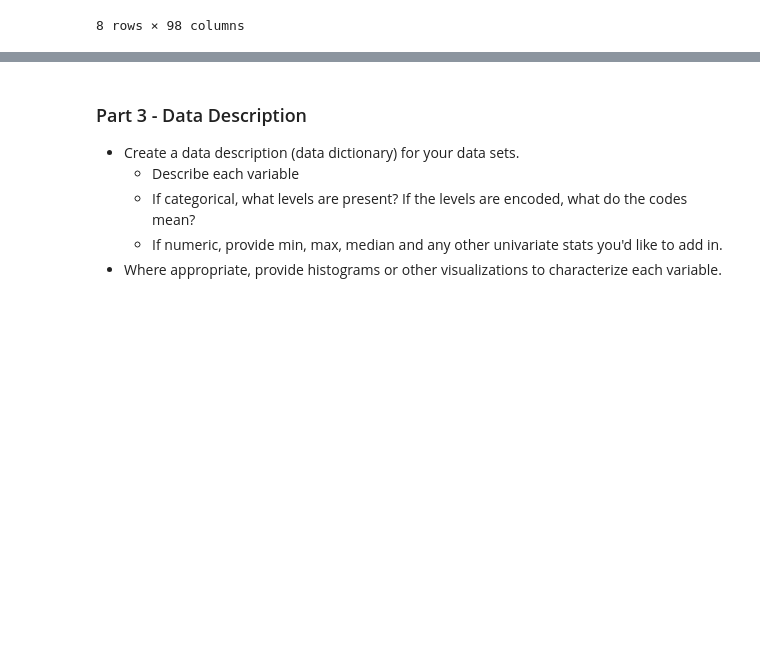
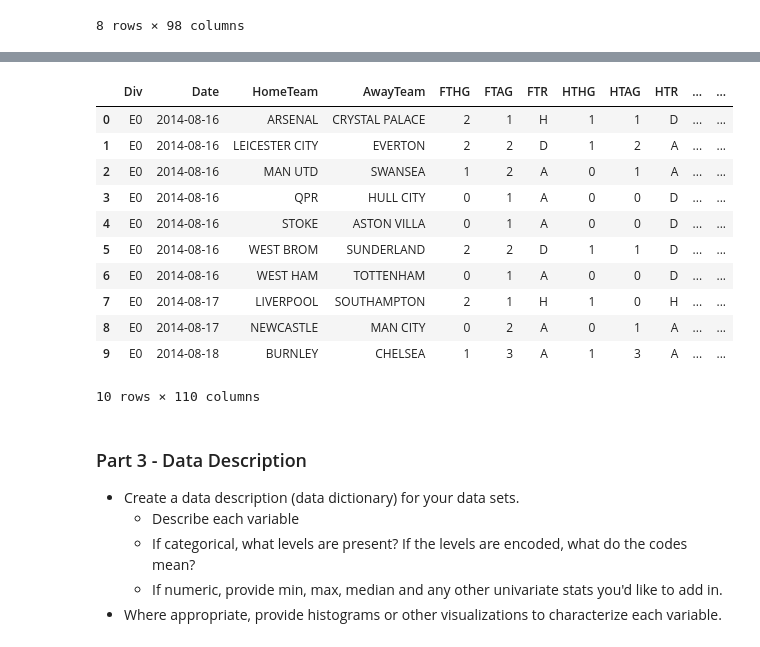
Before and after one commit to fordjackson26/CS5394Project2, a Jupyter notebook: Project02.ipynb, the cells around one changed output, grey strips where cells are left out. Cells and saved outputs as stored; diff of their text form; code cells hidden in the pictures; blank space fills up the shorter version.

```diff
--- a/Project02.ipynb
+++ b/Project02.ipynb
@@ -557,0 +1106,15 @@ Name: Date, Length: 1854, dtype: object
+# %%
+df2018 = eng_by_years.get_group(2018)
+dfdates = pd.read_csv('english-premier-league/data/season-1819_csv.csv')
+dfdates['HomeTeam'] = dfdates['HomeTeam'].str.upper()
+dfdates['AwayTeam'] = dfdates['AwayTeam'].str.upper()
+t1 = df2018['Home Team'].unique()
+t2 = dfdates['HomeTeam'].unique()
+
+names = dict()
+t1.sort()
+t2.sort()
+
+for i in range(len(t1)):
+    print(t2[i] + '--' + t1[i])
+    names[t2[i]] = t1[i]
@@ -557,0 +1142,4 @@ Name: Date, Length: 1854, dtype: object
+# %%
+dfdates['HomeTeam'] = dfdates['HomeTeam'].apply(lambda x: names[x])
+dfdates['AwayTeam'] = dfdates['AwayTeam'].apply(lambda x: names[x])
+print(dfdates['AwayTeam'].unique())
@@ -557,0 +1151,3 @@ Name: Date, Length: 1854, dtype: object
+# %%
+eng2018combo = pd.merge(dfdates, df2018, left_on=['HomeTeam','AwayTeam'], right_on=['Home Team', 'Away Team'])
+eng2018combo.head()
@@ -557,0 +1164,3 @@ Name: Date, Length: 1854, dtype: object
+# %%
+englishData = pd.DataFrame().append([eng2014combo,eng2015combo,eng2016combo,eng2017combo, eng2018combo])
+englishData.head()
@@ -558,3 +1175,20 @@ Name: Date, Length: 1854, dtype: object
+# %%
+englishData['Date'] = pd.to_datetime(englishData['Date'], dayfirst=1)
+englishData.sort_values(by=['Date'],inplace=True,ascending=1)
+englishData.head(10)
+# %% [output]
+|  | Div | Date | HomeTeam | AwayTeam | FTHG | FTAG | FTR | HTHG | HTAG | HTR | ... | ... |
+| 0 | E0 | 2014-08-16 | ARSENAL | CRYSTAL PALACE | 2 | 1 | H | 1 | 1 | D | ... | ... |
+| 1 | E0 | 2014-08-16 | LEICESTER CITY | EVERTON | 2 | 2 | D | 1 | 2 | A | ... | ... |
+| 2 | E0 | 2014-08-16 | MAN UTD | SWANSEA | 1 | 2 | A | 0 | 1 | A | ... | ... |
+| 3 | E0 | 2014-08-16 | QPR | HULL CITY | 0 | 1 | A | 0 | 0 | D | ... | ... |
+| 4 | E0 | 2014-08-16 | STOKE | ASTON VILLA | 0 | 1 | A | 0 | 0 | D | ... | ... |
+| 5 | E0 | 2014-08-16 | WEST BROM | SUNDERLAND | 2 | 2 | D | 1 | 1 | D | ... | ... |
+| 6 | E0 | 2014-08-16 | WEST HAM | TOTTENHAM | 0 | 1 | A | 0 | 0 | D | ... | ... |
+| 7 | E0 | 2014-08-17 | LIVERPOOL | SOUTHAMPTON | 2 | 1 | H | 1 | 0 | H | ... | ... |
+| 8 | E0 | 2014-08-17 | NEWCASTLE | MAN CITY | 0 | 2 | A | 0 | 1 | A | ... | ... |
+| 9 | E0 | 2014-08-18 | BURNLEY | CHELSEA | 1 | 3 | A | 1 | 3 | A | ... | ... |
+10 rows × 110 columns
 # %% [markdown]
 ### Part 3 - Data Description
 
```
Also changed, not shown: parts of 55 cells of this notebook, 33 other files.
